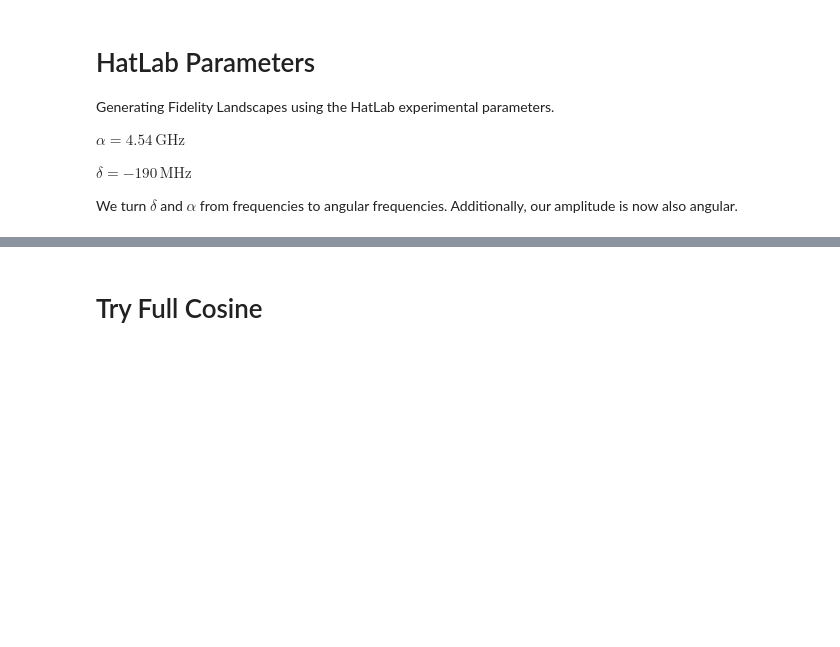
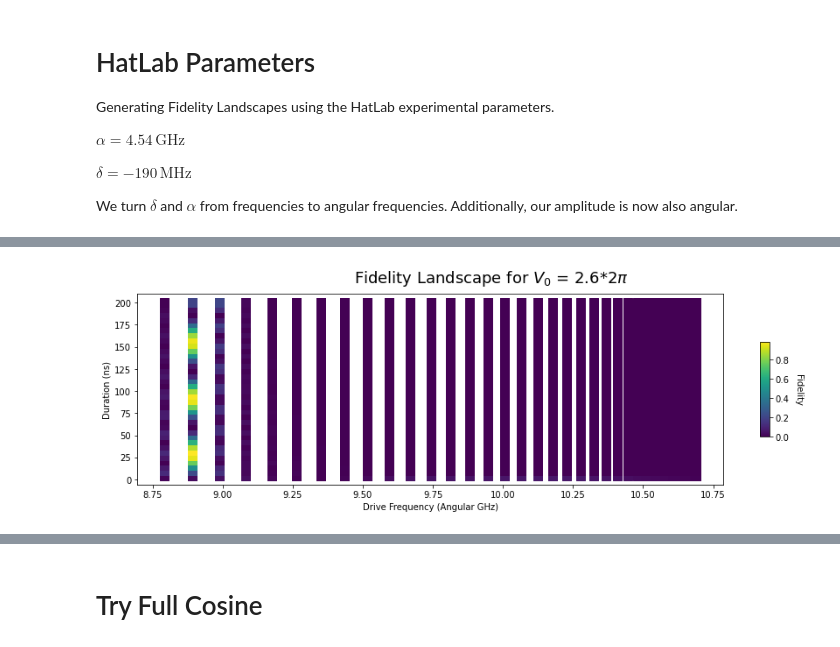
Before and after one commit to david-gorski/subharmonic_superconducting_qubits, a Jupyter notebook: landscapes/HatLab_Parameters.ipynb, the cells around one changed output, grey strips where cells are left out. Cells and saved outputs as stored; diff of their text form; code cells hidden in the pictures; blank space fills up the shorter version.

```diff
--- a/landscapes/HatLab_Parameters.ipynb
+++ b/landscapes/HatLab_Parameters.ipynb
@@ -105,0 +210,96 @@ saver.save(all_results, "theoretical_landscape_2-5_truncated_no2pi")
+# %%
+import copy
+# %matplotlib widget
+
+amps = []
+offs = []
+durs = []
+fids = []
+freqs = []
+all_results_to_graph = copy.deepcopy(_results)
+for result in all_results_to_graph:
+    amps.append(result["amplitude"])
+meta_amps = set(amps)
+print(meta_amps)
+
+for amp in meta_amps:
+    offs = []
+    durs = []
+    fids = []
+    freqs = []
+    for result in all_results_to_graph:
+        # print(result["amplitude"])
+        # print(amp)
+        # input()
+        if result["amplitude"] == amp:
+            offs.append(result["offset"])
+            durs.append(result["duration"])
+            fids.append(result["fidelity"])
+            freqs.append(result["frequency"])
+    fig, axs = plt.subplots(figsize=(15, 4))
+    fig.suptitle("Fidelity Landscape for $V_0$ = %.1f$ * 2\pi$" % (amp/(2*np.pi)), fontsize=18)
+    axs.set_xlabel("Drive Frequency (Angular GHz)")
+    axs.set_ylabel("Duration (ns)")
+    print(len(offs))
+    surf = axs.scatter(freqs, durs, c=fids, cmap="viridis", marker="s", s=100)
+    cbar = fig.colorbar(surf, shrink=0.5, aspect=10)
+    cbar.ax.set_ylabel("Fidelity", rotation=270)
+    cbar.ax.get_yaxis().labelpad = 15
+    plt.plot()
+# axs.pcolormesh(offs, durs, fids)
+
+
+# from matplotlib import pyplot as plt
+# from matplotlib import animation
+
+# # meta_amps = [2.5, 2.6, 2.7, ...]
+
+# import copy
+
+# meta_amps =[]
+# for result in all_results_to_graph:
+#     meta_amps.append(result["amplitude"])
+# meta_amps = set(meta_amps)
+# print(meta_amps)
+# # fig, axs = plt.subplots(figsize=(15, 4))
+# # fig.suptitle("Fidelity Landscape for $V_0$ = %.1f$ * 2\pi$" % (amps[-1]/(2*np.pi)), fontsize=18)
+# # axs.set_xlabel("Drive Frequency (Angular GHz)")
+# # axs.set_ylabel("Duration (ns)")
+# # surf = axs.scatter(freqs, durs, c=fids, cmap="viridis", marker="s", s=10)
+# # cbar = fig.colorbar(surf, shrink=0.5, aspect=10)
+# # cbar.ax.set_ylabel("Fidelity", rotation=270)
+# # cbar.ax.get_yaxis().labelpad = 15
+# # # axs.pcolormesh(offs, durs, fids)
+
+# fig = plt.figure()
+
+# points = plt.scatter([],[], s=100)
+
+# def init():
+#     return points
+
+# def animate(i):
+#     #i is index of amp
+#     amp = meta_amps[i]
+#     fig.suptitle("Fidelity Landscape for $V_0$ = %.1f$ * 2\pi$" % (amp/(2*np.pi)), fontsize=18)
+
+#     offs = []
+#     durs = []
+#     fids = []
+#     freqs = []
+#     for result in all_results_to_graph:
+#         if result["amplitude"] == amp:
+#             offs.append(result["offset"])
+#             durs.append(result["duration"])
+#             fids.append(result["fidelity"])
+#             freqs.append(result["frequency"])
+
+#     points = plt.scatter(freqs, durs, c=fids, marker="s", s=100)
+
+#     return points #return everything that must be updated
+
+# anim = animation.FuncAnimation(fig, animate, init_func=init,
+#                                frames=100, interval=20, blit=True)
+
+# plt.show()
+# %% [output]
@@ -105,0 +311 @@ saver.save(all_results, "theoretical_landscape_2-5_truncated_no2pi")
+[figure, added]
```
Also changed, not shown: parts of 20 cells of this notebook.
